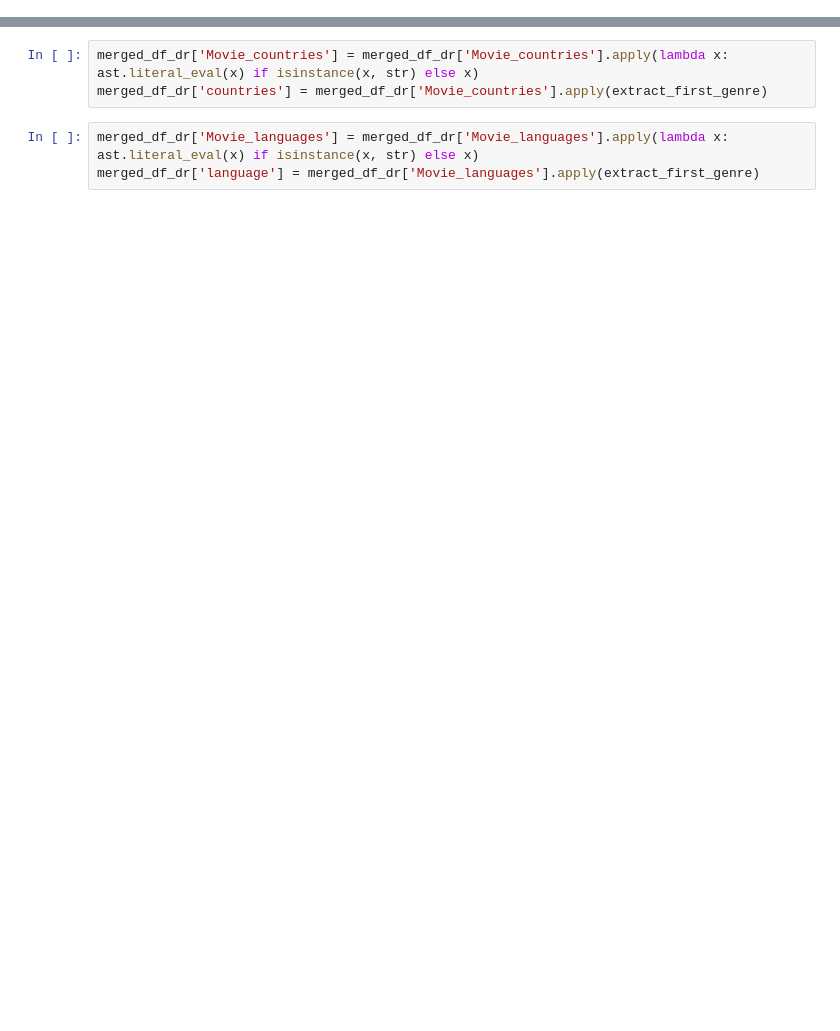
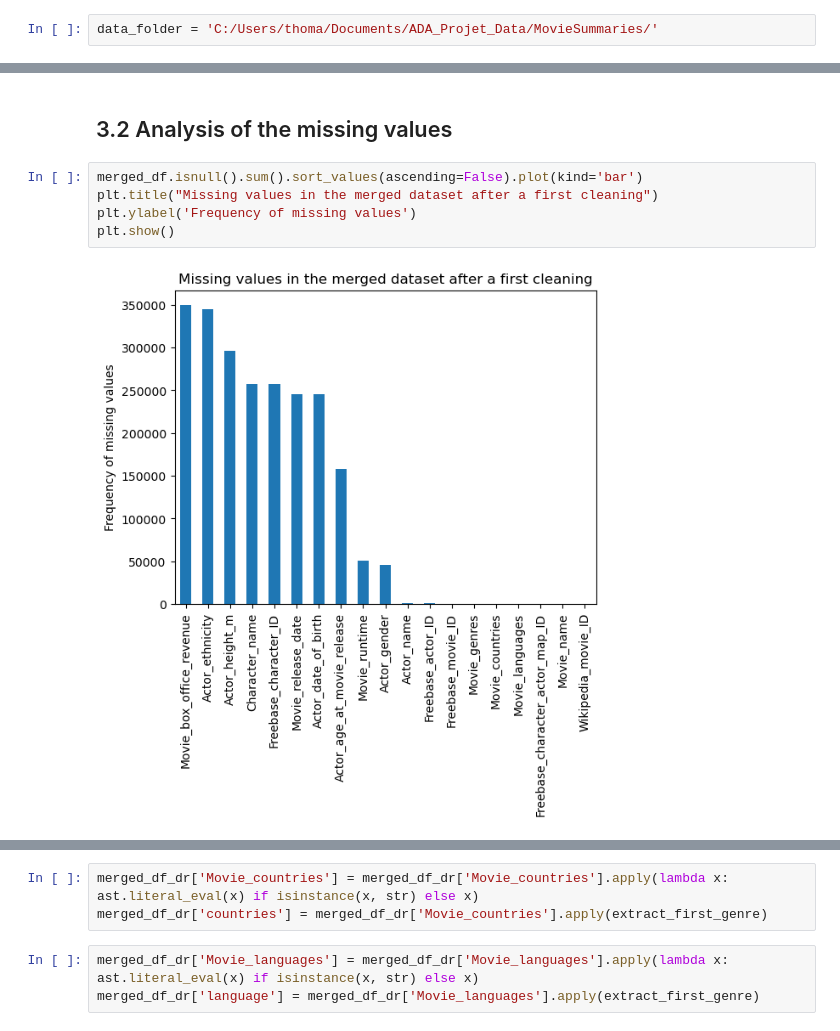
Before and after one commit to epfl-ada/ada-2024-project-ecureuilscosmiques24, a Jupyter notebook: projet_ADA.ipynb, the cells around one changed output, grey strips where cells are left out. Saved outputs shown, nothing was run; the diff lists cells and outputs as text; blank space fills up the shorter version.

Commit message:
mise en page notebook + nettoyage dataset

```diff
--- a/projet_ADA.ipynb
+++ b/projet_ADA.ipynb
@@ -5,0 +8,2 @@ import matplotlib.pyplot as plt
+# %%
+data_folder = 'C:/Users/thoma/Documents/ADA_Projet_Data/MovieSummaries/'
@@ -100,0 +148,9 @@ dtype: object
+# %% [markdown]
+## 3.2 Analysis of the missing values
+# %%
+merged_df.isnull().sum().sort_values(ascending=False).plot(kind='bar')
+plt.title("Missing values in the merged dataset after a first cleaning")
+plt.ylabel('Frequency of missing values')
+plt.show()
+# %% [output]
+[figure, added]
```
Also changed, not shown: parts of 40 cells of this notebook.
